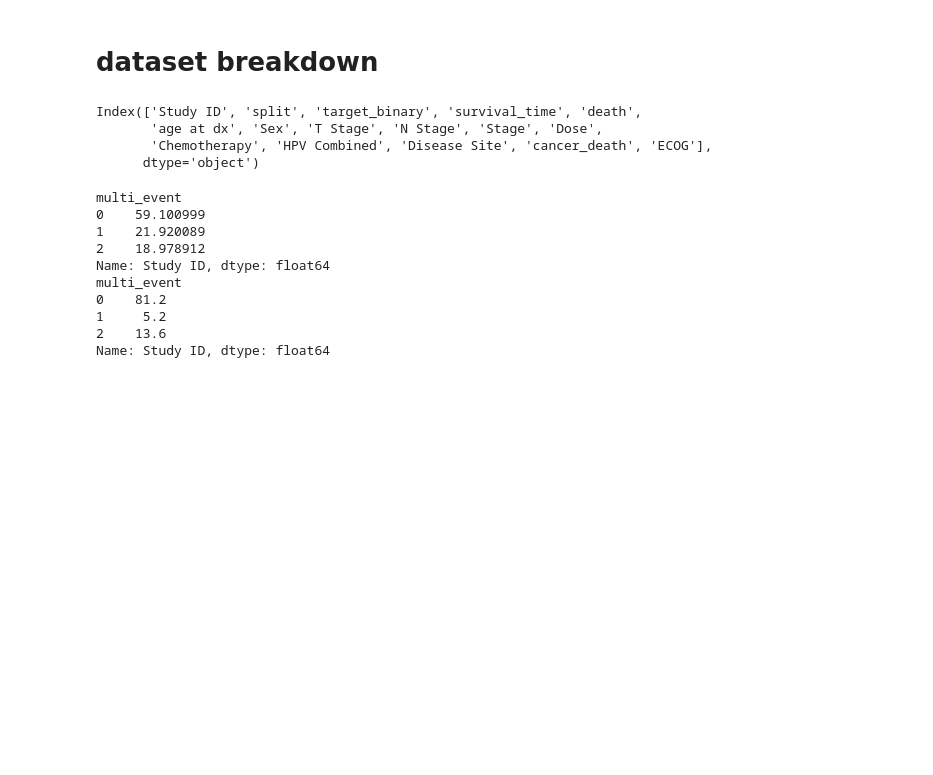
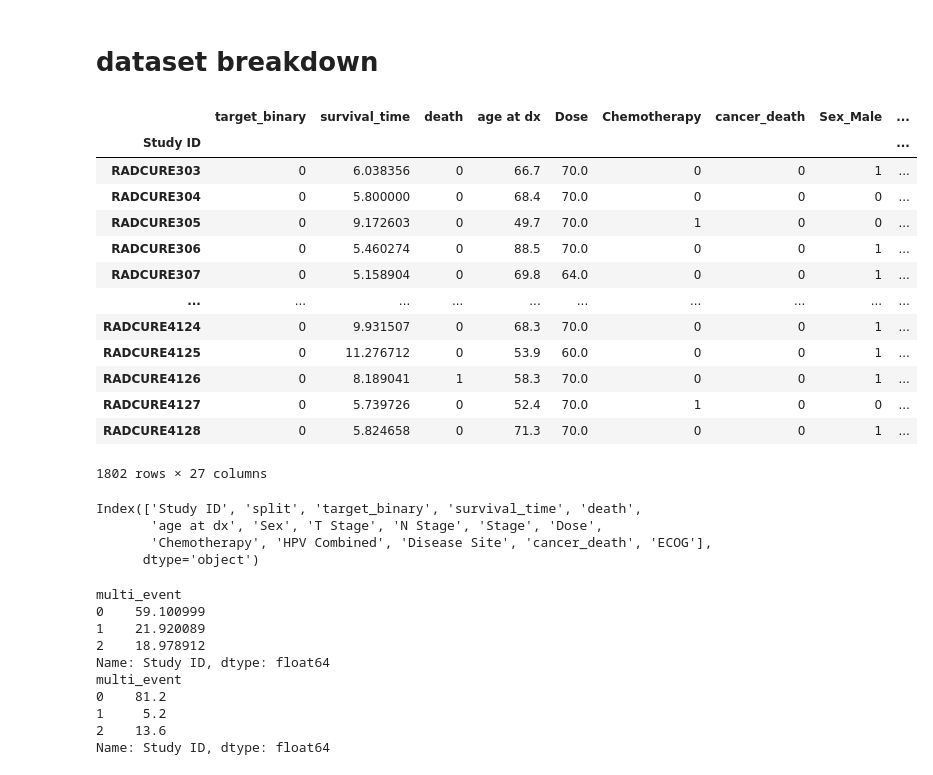
Before and after one commit to bhklab/aaai21_survival_prediction, a Jupyter notebook: df_debugging.ipynb, the cells around one changed output. Drawn from its saved outputs; the diff is of its cells as text; code cells hidden in the pictures; blank space fills up the shorter version.

```diff
--- a/df_debugging.ipynb
+++ b/df_debugging.ipynb
@@ -15,6 +15,47 @@ from torchmtlr.utils import make_time_bins, encode_survival
 df1 = pd.read_csv("/cluster/projects/radiomics/RADCURE-challenge/clinical_cancer_death.csv")#clinical_data = make_data(pd.merge(df1, df2[["Study ID", "ECOG"]], how='inner', on='Study ID'), split="test").drop("EGFRI", axis=1)
 df2 = pd.read_csv("/cluster/projects/radiomics/RADCURE-challenge/data/clinical_test.csv")
 df3 = pd.read_csv("/cluster/projects/radiomics/RADCURE-challenge/data/clinical.csv")
+# %%
+def load_clinical_data(path):
+    """Load and preprocess the data."""
+    clinical_data = pd.read_csv(path, index_col="Study ID").drop("split", axis=1)
+    # binarize T stage as T1/2 = 0, T3/4 = 1
+    clinical_data["T Stage"] = clinical_data["T Stage"].map(
+        lambda x: "T1/2" if x in ["T1", "T1a", "T1b", "T2"] else "T3/4", na_action="ignore")
+    # use more fine-grained grouping for N stage
+    clinical_data["N Stage"] = clinical_data["N Stage"].str.slice(0, 2)
+    clinical_data["Stage"] = clinical_data["Stage"].map(
+        lambda x: "I/II" if x in ["I", "II", "IIA"] else "III/IV", na_action="ignore")
+    clinical_data["ECOG"] = clinical_data["ECOG"].map(
+        lambda x: ">0" if x > 0 else "0", na_action="ignore")
+    clinical_data = pd.get_dummies(clinical_data,
+                                   columns=["Sex",
+                                            "N Stage",
+                                            "Disease Site"],
+                                   drop_first=True)
+    clinical_data = pd.get_dummies(clinical_data,
+                                   columns=["HPV Combined",
+                                            "T Stage",
+                                            "Stage",
+                                            "ECOG"])
+    return clinical_data
+# %%
+load_clinical_data("/cluster/projects/radiomics/RADCURE-challenge/data/clinical.csv")
+# %% [output]
+|  | target_binary | survival_time | death | age at dx | Dose | Chemotherapy | cancer_death | Sex_Male | ... |
+| Study ID |  |  |  |  |  |  |  |  | ... |
+| RADCURE303 | 0 | 6.038356 | 0 | 66.7 | 70.0 | 0 | 0 | 1 | ... |
+| RADCURE304 | 0 | 5.800000 | 0 | 68.4 | 70.0 | 0 | 0 | 0 | ... |
+| RADCURE305 | 0 | 9.172603 | 0 | 49.7 | 70.0 | 1 | 0 | 0 | ... |
+| RADCURE306 | 0 | 5.460274 | 0 | 88.5 | 70.0 | 0 | 0 | 1 | ... |
+| RADCURE307 | 0 | 5.158904 | 0 | 69.8 | 64.0 | 0 | 0 | 1 | ... |
+| ... | ... | ... | ... | ... | ... | ... | ... | ... | ... |
+| RADCURE4124 | 0 | 9.931507 | 0 | 68.3 | 70.0 | 0 | 0 | 1 | ... |
+| RADCURE4125 | 0 | 11.276712 | 0 | 53.9 | 60.0 | 0 | 0 | 1 | ... |
+| RADCURE4126 | 0 | 8.189041 | 1 | 58.3 | 70.0 | 0 | 0 | 1 | ... |
+| RADCURE4127 | 0 | 5.739726 | 0 | 52.4 | 70.0 | 1 | 0 | 0 | ... |
+| RADCURE4128 | 0 | 5.824658 | 0 | 71.3 | 70.0 | 0 | 0 | 1 | ... |
+1802 rows × 27 columns
 # %%
 df = pd.merge(df1, pd.concat([df2[["Study ID", "ECOG"]], df3[["Study ID", "ECOG"]]]), how='outer', on='Study ID').drop("EGFRI", axis=1)
 # %%
```
Also changed, not shown: parts of 1 cell of this notebook, 13 other files.
